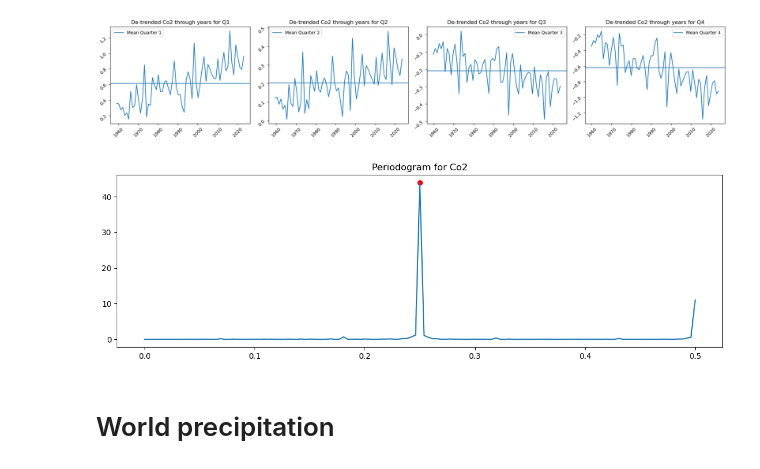
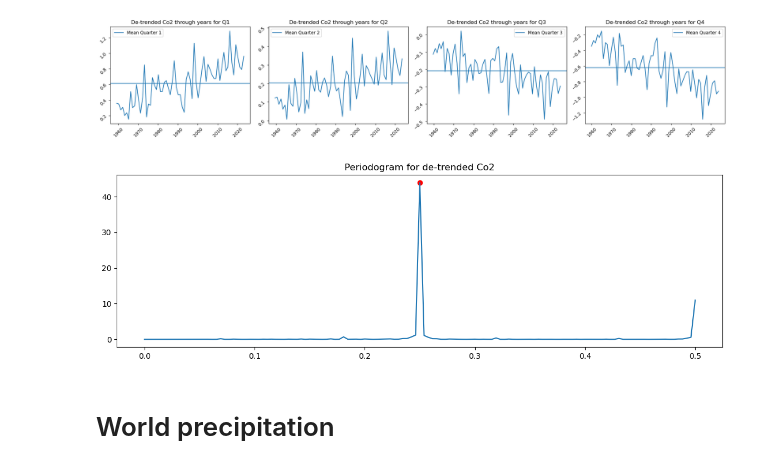
Before and after one commit to jessegrabowski/laos-climate-change, a Jupyter notebook: notebooks/Time_series_analysis.ipynb, the cells around one changed output. Drawn from its saved outputs; the diff is of its cells as text; code cells hidden in the pictures.

Commit message:
adding de-trended graph

```diff
--- a/notebooks/Time_series_analysis.ipynb
+++ b/notebooks/Time_series_analysis.ipynb
@@ -285,16 +295,16 @@ plt.tight_layout()
 # %%
 #Periodogram
 f, Pxx = scipy.signal.periodogram(detrended_co2["Co2"].dropna())
 max_power_index = np.argmax(Pxx)
 dominant_frequency = f[max_power_index]
 period_length = int(1 / dominant_frequency)
 
 fig, ax = plt.subplots(figsize=(14, 4))
 ax.plot(f, Pxx, label='Periodogram')
 ax.scatter(f[max_power_index], Pxx[max_power_index], color='red', label=f'Dominant Frequency: {dominant_frequency:.2f} Hz')
-plt.title("Periodogram for Co2");
+plt.title("Periodogram for de-trended Co2");
 # %% [output]
-[figure, old version]
+[figure, new version]
 # %% [markdown]
 # World precipitation
 # %% [markdown]
```
Also changed, not shown: parts of 47 cells of this notebook.
